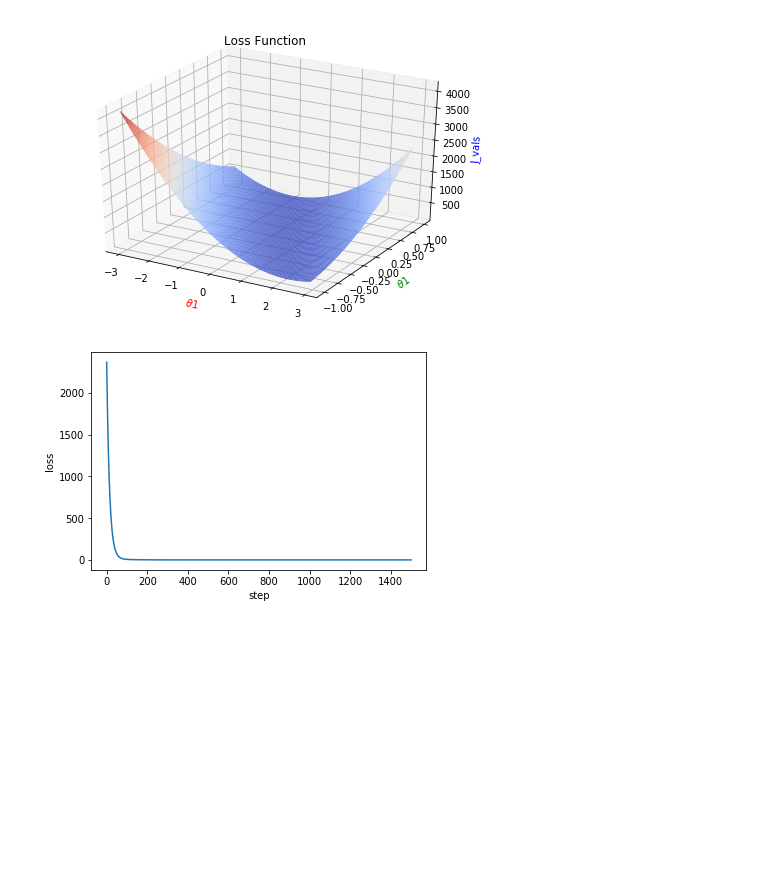
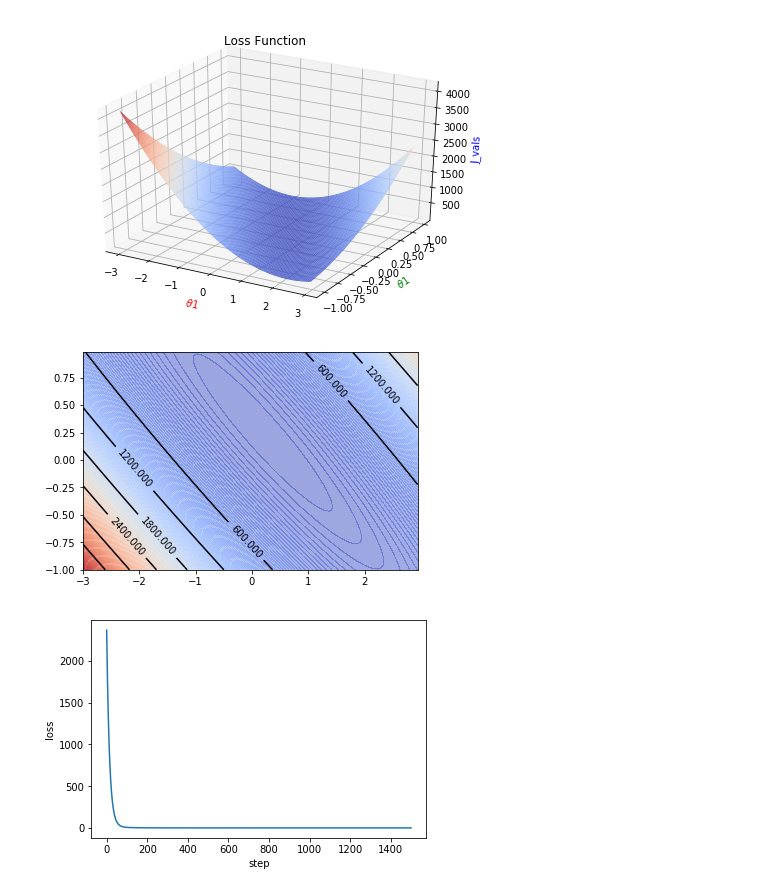
Before and after one commit to TimeBurningFish/MachineLearning, a Jupyter notebook: Linear Regression.ipynb, the cells around one changed output. Drawn from its saved outputs; the diff is of its cells as text; code cells hidden in the pictures; blank space fills up the shorter version.

```diff
--- a/Linear Regression.ipynb
+++ b/Linear Regression.ipynb
@@ -54,6 +55,16 @@ ax.set_zlabel(r'J_vals', color='b')#给三个坐标轴注明
 plt.show()#显示模块中的所有绘图对象
 # %% [output]
 [figure]
+# %%
+# 填充颜色
+plt.contourf(theta1, theta2,J_vals, 200, alpha = 0.5, cmap = plt.cm.coolwarm)
+# 绘制等高线
+C = plt.contour(theta1, theta2, J_vals,colors = 'black', linewidth = 0.5)
+# 显示各等高线的数据标签
+plt.clabel(C, inline = True, fontsize = 10)
+plt.show()
+# %% [output]
+[figure, added]
 # %%
 alpha = 0.07 ##步长learning rate
 threshold = 0.000001
```
Also changed, not shown: parts of 2 cells of this notebook.
